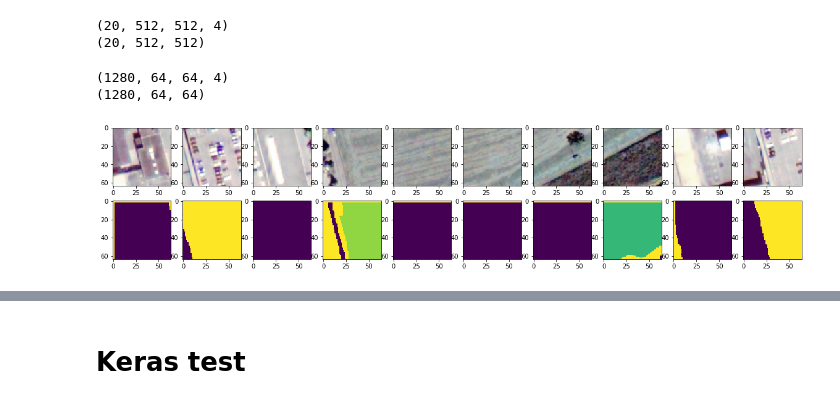
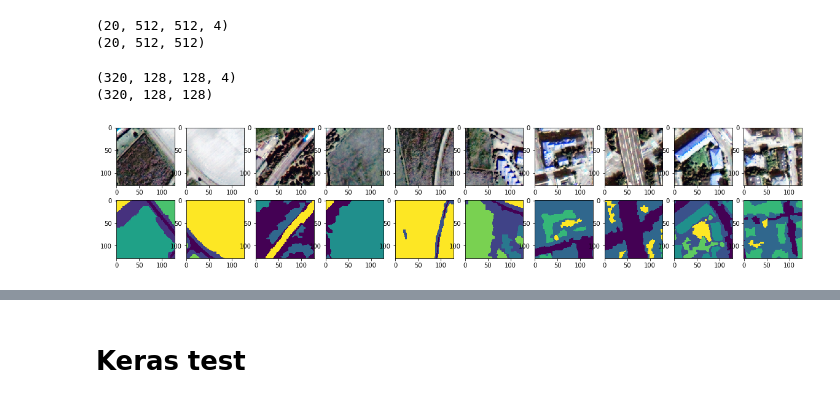
Before and after one commit to CyrilWendl/SIE-Master, a Jupyter notebook: Zurich Land Cover/Zurich Land Cover Classification.ipynb, the cells around one changed output, grey strips where cells are left out. Drawn from its saved outputs; the diff is of its cells as text; code cells hidden in the pictures.

```diff
--- a/Zurich Land Cover/Zurich Land Cover Classification.ipynb
+++ b/Zurich Land Cover/Zurich Land Cover Classification.ipynb
@@ -102,16 +107,17 @@ print(np.shape(gt))
 Next, we need to convert the ground truth (colors) to labels
 # %%
 # get label corresponding to each color
+from collections import OrderedDict
 
-legend = {'Background': [0, 0, 0],
-          'Roads':[255, 255, 255],
-          'Buildings': [100, 100, 100],
-          'Trees':[0, 125, 0],
-          'Grass': [0, 255, 0],
-          'Bare Soil':[150, 80, 0],
-          'Water':[0, 0, 150],
-          'Railways':[255, 255, 0],
-          'Swimming Pools':[150, 150, 255]}
+legend = OrderedDict((('Background',[0, 0, 0]),
+          ('Roads',[255, 255, 255]),
+          ('Buildings',[100, 100, 100]),
+          ('Trees',[0, 125, 0]),
+          ('Grass',[0, 255, 0]),
+          ('Bare Soil',[150, 80, 0]),
+          ('Water',[0, 0, 150]),
+          ('Railways',[255, 255, 0]),
+          ('Swimming Pools',[150, 150, 255])))
 
 # get class names by increasing value (as done above)
 names, colors = [], []
@@ -125,10 +131,10 @@ def gt_color_to_label(gt, maj = False):
 
     # replace colors by new values
     for i in range(len(colors)):
-        gt_new[gt_new == colors[i]] = np.argsort(colors)[i]
+        gt_new[gt_new == colors[i]] = i #np.argsort(colors)[i]
 
     if maj:
-        # get majority label for each patch
+        # return only majority label for each patch
         gt_maj_label = []
         for i in range(len(gt)):
             counts = np.bincount(gt_new[i].flatten())
@@ -199,20 +205,20 @@ print(gt.shape)
 (20, 512, 512, 4)
 (20, 512, 512)
 # %%
-im_patches = get_padded_patches(imgs, patch_size = 64, window_size = 64)
-gt_patches = get_gt_patches(gt, patch_size = 64)
+im_patches = get_padded_patches(imgs, patch_size = 128, window_size = 128)
+gt_patches = get_gt_patches(gt, patch_size = 128)
 print(im_patches.shape)
 print(gt_patches.shape)
 # %% [output]
-(1280, 64, 64, 4)
-(1280, 64, 64)
+(320, 128, 128, 4)
+(320, 128, 128)
 # %%
 imgs_row = 10
 fig, axes = plt.subplots(2,imgs_row)
 fig.set_size_inches(imgs_row*2,4)
-offset = 0
+offset = 10
 for i in range(offset, offset + imgs_row):
     axes[0][i-offset].imshow(im_patches[i][:,:,:3])
-    axes[1][i-offset].imshow(gt_patches[i])
+    axes[1][i-offset].imshow(gt_patches[i]/9)
 # %% [output]
-[figure, old version]
+[figure, new version]
```
Also changed, not shown: parts of 21 cells of this notebook, 3 other files.
